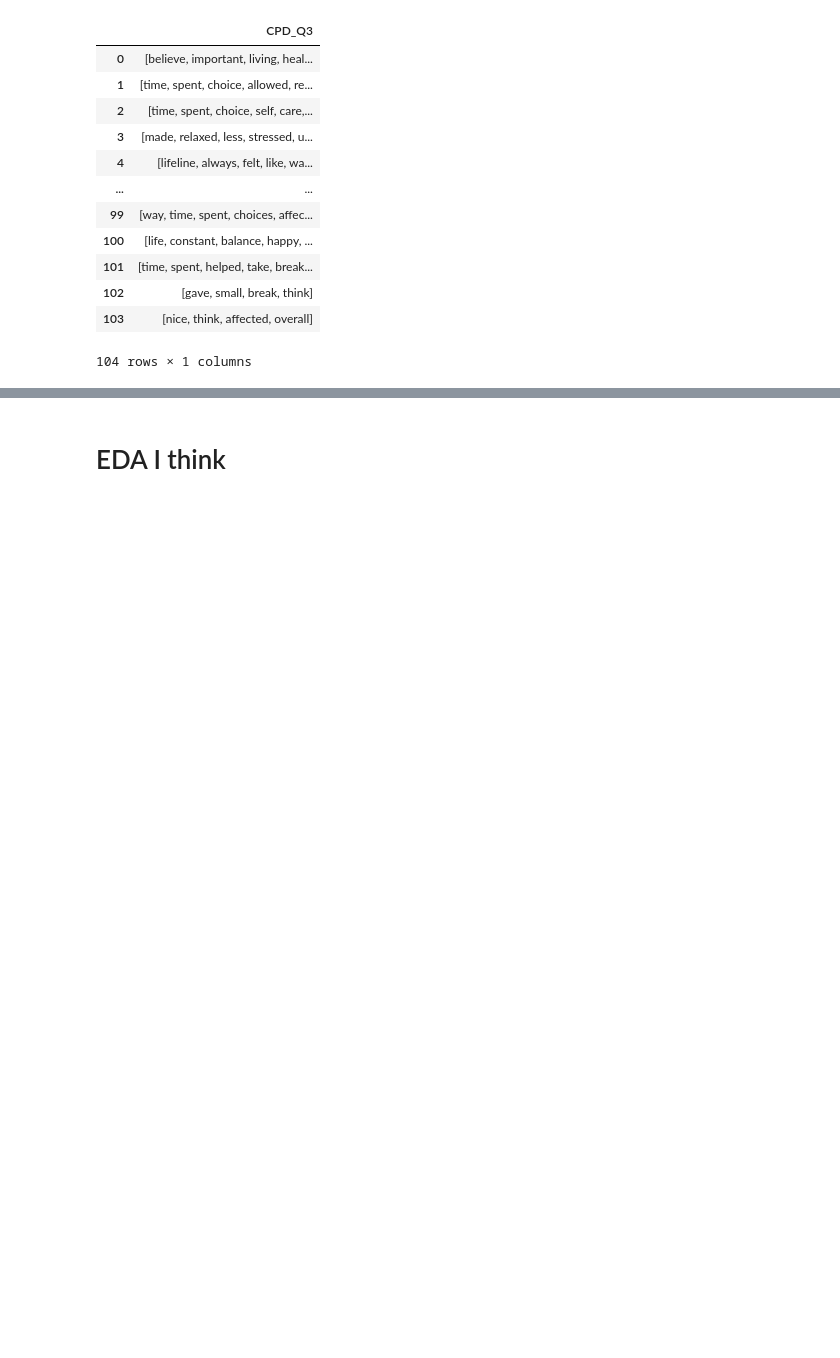
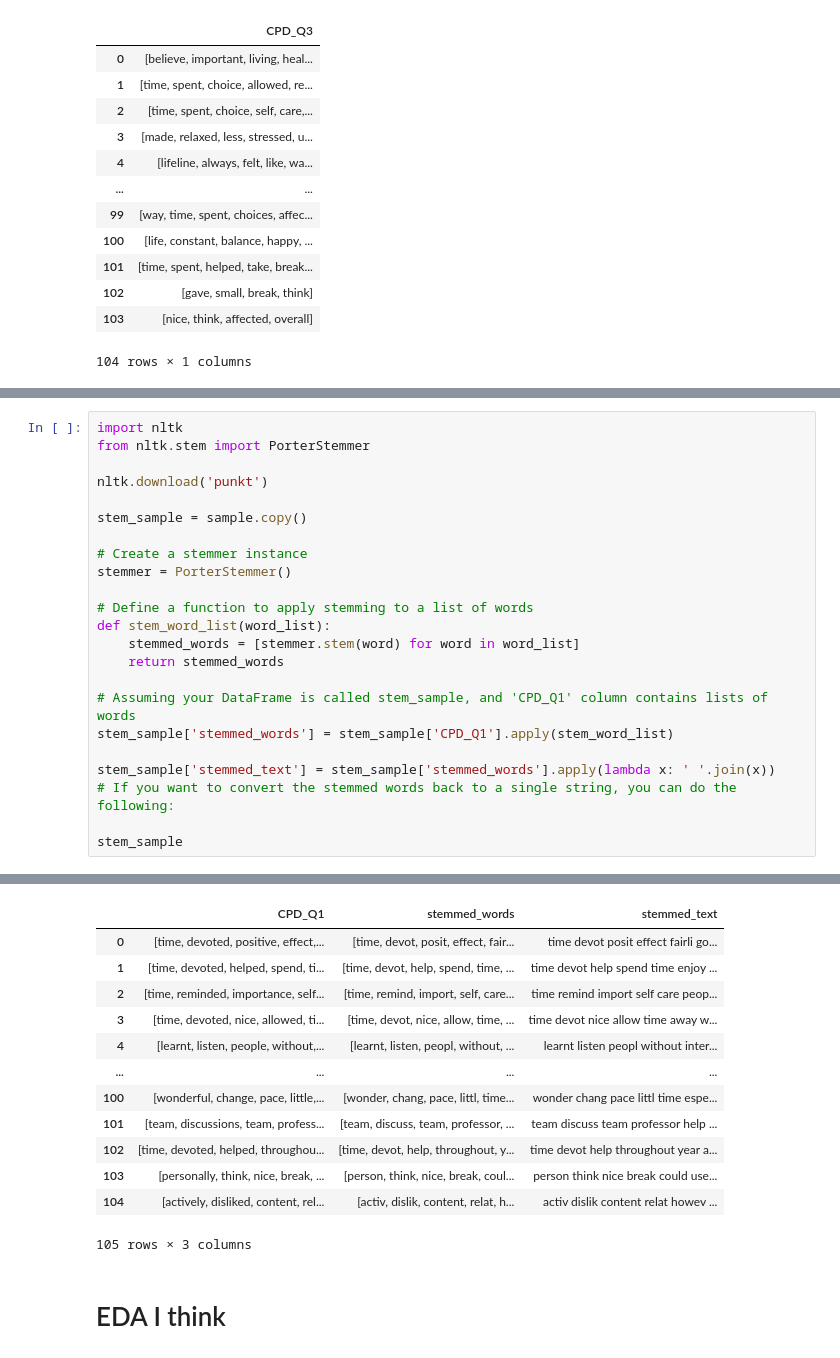
Before and after one commit to bellaachang/UW-Pharm-NLP, a Jupyter notebook: Bing.ipynb, the cells around one changed output, grey strips where cells are left out. Drawn from its saved outputs; the diff is of its cells as text; blank space fills up the shorter version.

```diff
--- a/Bing.ipynb
+++ b/Bing.ipynb
@@ -175,0 +221,24 @@ display(sample2)
+# %%
+import nltk
+from nltk.stem import PorterStemmer
+
+nltk.download('punkt')
+
+stem_sample = sample.copy()
+
+# Create a stemmer instance
+stemmer = PorterStemmer()
+
+# Define a function to apply stemming to a list of words
+def stem_word_list(word_list):
+    stemmed_words = [stemmer.stem(word) for word in word_list]
+    return stemmed_words
+
+# Assuming your DataFrame is called stem_sample, and 'CPD_Q1' column contains lists of words
+stem_sample['stemmed_words'] = stem_sample['CPD_Q1'].apply(stem_word_list)
+
+stem_sample['stemmed_text'] = stem_sample['stemmed_words'].apply(lambda x: ' '.join(x))
+# If you want to convert the stemmed words back to a single string, you can do the following:
+
+stem_sample
+# %% [output]
@@ -176,3 +247,16 @@ display(sample2)
+|  | CPD_Q1 | stemmed_words | stemmed_text |
+| 0 | [time, devoted, positive, effect,... | [time, devot, posit, effect, fair... | time devot posit effect fairli go... |
+| 1 | [time, devoted, helped, spend, ti... | [time, devot, help, spend, time, ... | time devot help spend time enjoy ... |
+| 2 | [time, reminded, importance, self... | [time, remind, import, self, care... | time remind import self care peop... |
+| 3 | [time, devoted, nice, allowed, ti... | [time, devot, nice, allow, time, ... | time devot nice allow time away w... |
+| 4 | [learnt, listen, people, without,... | [learnt, listen, peopl, without, ... | learnt listen peopl without inter... |
+| ... | ... | ... | ... |
+| 100 | [wonderful, change, pace, little,... | [wonder, chang, pace, littl, time... | wonder chang pace littl time espe... |
+| 101 | [team, discussions, team, profess... | [team, discuss, team, professor, ... | team discuss team professor help ... |
+| 102 | [time, devoted, helped, throughou... | [time, devot, help, throughout, y... | time devot help throughout year a... |
+| 103 | [personally, think, nice, break, ... | [person, think, nice, break, coul... | person think nice break could use... |
+| 104 | [actively, disliked, content, rel... | [activ, dislik, content, relat, h... | activ dislik content relat howev ... |
+105 rows × 3 columns
 # %% [markdown]
 # EDA I think #
 # %%
```
Also changed, not shown: parts of 12 cells of this notebook.
